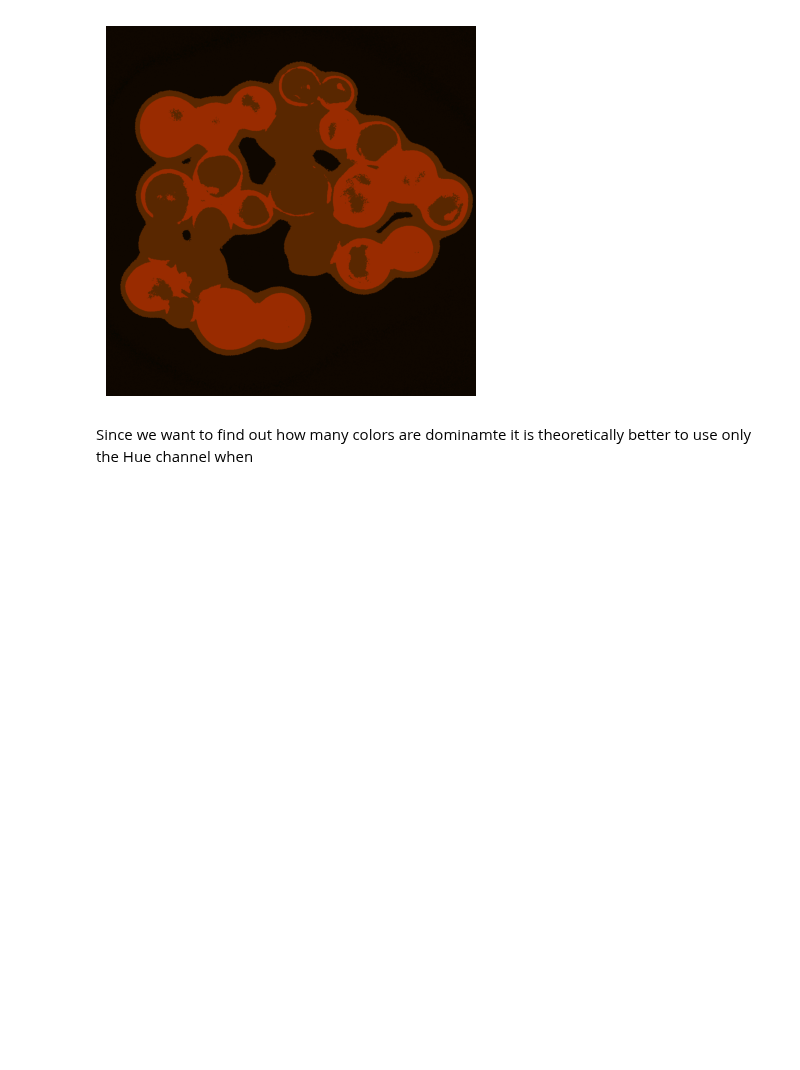
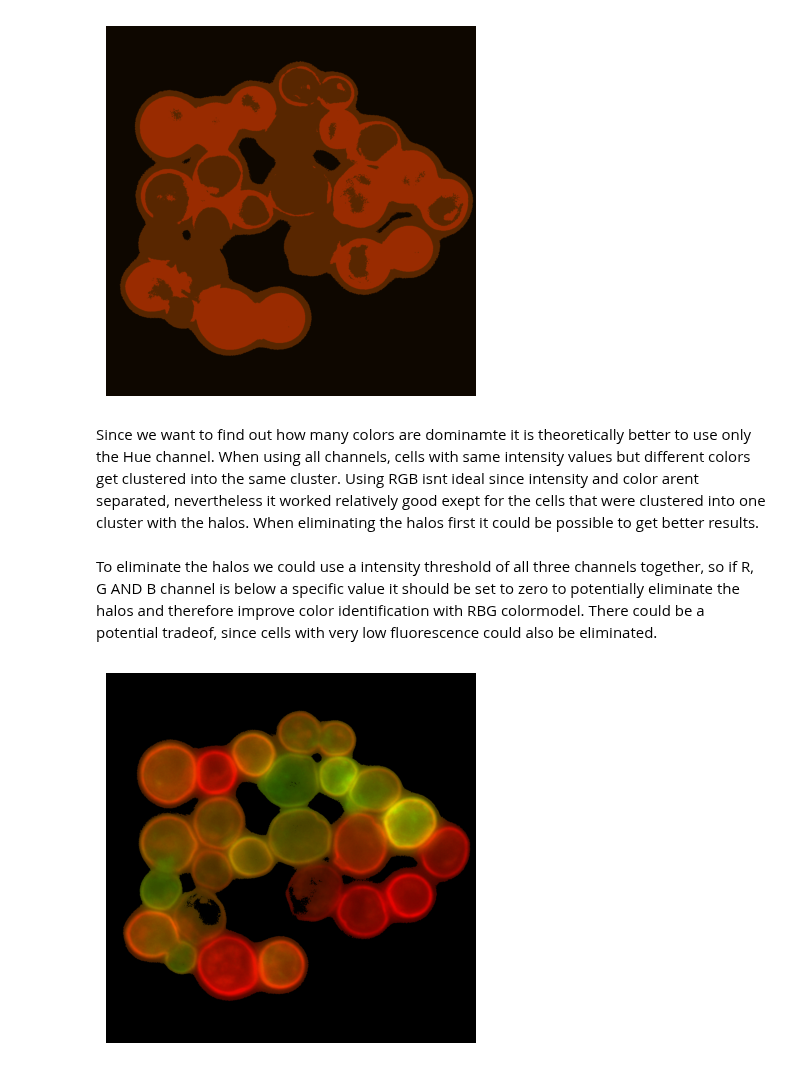
Before and after one commit to BiomedicalImageAnalysis2025/topic01_team04, a Jupyter notebook: Code/FinalKMeans.ipynb, the cells around one changed output. Saved outputs shown, nothing was run; the diff lists cells and outputs as text; code cells hidden in the pictures; blank space fills up the shorter version.

```diff
--- a/Code/FinalKMeans.ipynb
+++ b/Code/FinalKMeans.ipynb
@@ -183,2 +185,23 @@ plt.show()
 # %% [markdown]
-Since we want to find out how many colors are dominamte it is theoretically better to use only the Hue channel when
+Since we want to find out how many colors are dominamte it is theoretically better to use only the Hue channel. When using all channels, cells with same intensity values but different colors get clustered into the same cluster. Using RGB isnt ideal since intensity and color arent separated, nevertheless it worked relatively good exept for the cells that were clustered into one cluster with the halos. When eliminating the halos first it could be possible to get better results.
+# %% [markdown]
+To eliminate the halos we could use a intensity threshold of all three channels together, so if R, G AND B channel is below a specific value it should be set to zero to potentially eliminate the halos and therefore improve color identification with RBG colormodel. There could be a potential tradeof, since cells with very low fluorescence could also be eliminated.
+# %%
+# Bild laden
+img = np.copy(plt.imread('Original_Images/Clustering/Data/Yeast_Cells.jpg'))
+
+# Schwellenwert festlegen (z.B. 0.2 für normierte Bilder, sonst 50 für 8-bit)
+threshold = 0.28 if img.max() <= 1.0 else 70
+
+# Maske: Alle drei Kanäle unter dem Schwellenwert
+mask = np.all(img < threshold, axis=2)
+
+# Setze die RGB-Werte auf 0, wo die Maske True ist
+img[mask] = 0
+
+# Bild anzeigen
+plt.imshow(img)
+plt.axis('off')
+plt.show()
+# %% [output]
+[figure, added]
```
Also changed, not shown: parts of 17 cells of this notebook, 9 other files.
